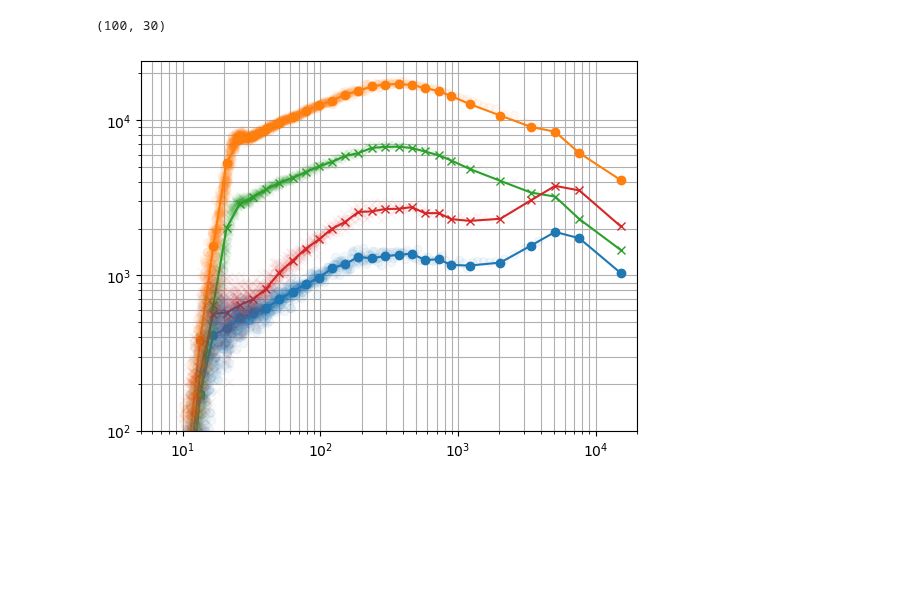
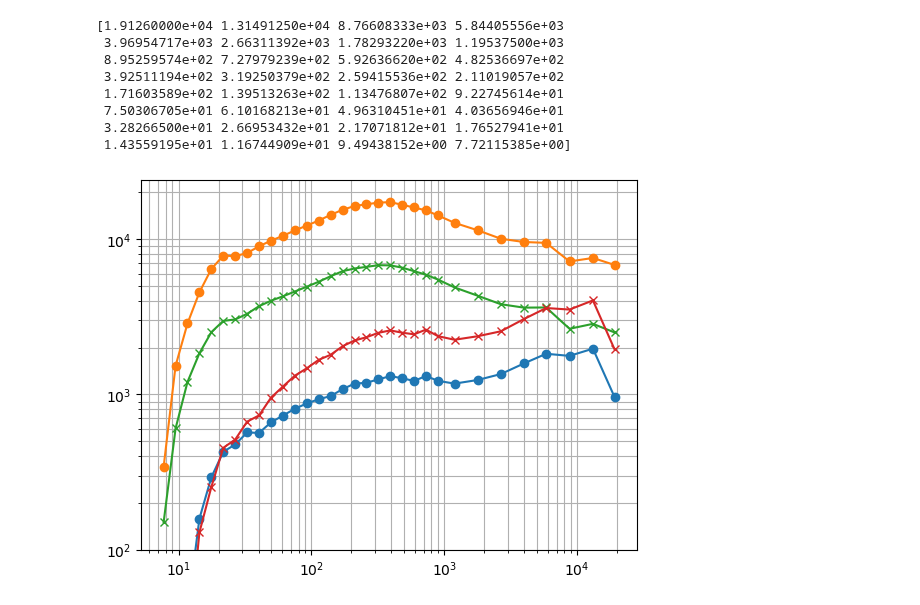
Before and after one commit to jcapriot/gpgn-319, a Jupyter notebook: labs/EM/data/Lab5/manual.ipynb, the cells around one changed output. Drawn from its saved outputs; the diff is of its cells as text; code cells hidden in the pictures; blank space fills up the shorter version.

```diff
--- a/labs/EM/data/Lab5/manual.ipynb
+++ b/labs/EM/data/Lab5/manual.ipynb
@@ -130,16 +194,19 @@ _, e_lowpass = sig.freqs_zpk(**nims_low_pass_e, worN=omega)
 _, e_highpass = sig.freqs_zpk(**nims_high_pass_e, worN=omega)
 
 _, h_lowpass = sig.freqs_zpk(**nims_low_pass_h, worN=omega)
+
+def do_cal(key, value):
+    if key in ["ex", "ey"]:
+        return value / (e_gain * dipole_length * e_lowpass * e_highpass)
+    elif key in ['hx','hy','hz']:
+        return value / (h_gain * h_lowpass)
 # %%
-Ex_cal = Ex / (e_gain * dipole_length * e_lowpass * e_highpass)
-Ey_cal = Ey / (e_gain * dipole_length * e_lowpass * e_highpass)
-
-Hx_cal = Hx / (h_gain * h_lowpass)
-Hy_cal = Hy / (h_gain * h_lowpass)
+cop24_FC = {key:do_cal(key, value) for key, value in cop24_fft.items()}
+coo24_FC = {key:do_cal(key, value) for key, value in coo24_fft.items()}
 # %%
 period_bands = np.r_[
-    np.logspace(np.log10(5), np.log10(1000), 25),
-    np.logspace(np.log10(1000), np.log10(20000), 7)[1:]
+    np.logspace(np.log10(7), np.log10(1000), 25),
+    np.logspace(np.log10(1000), np.log10(24000), 9)[1:]
 ]
 n_bands = len(period_bands) - 1
 
@@ -180,4 +234,7 @@ Hy_band = np.add.reduce(band, axis=-2, where=bands)/f_per_band
 # %%
 def band_sum(band, where=bands):
     band = np.broadcast_to(band[..., None], (*band.shape, where.shape[-1]))
-    return np.add.reduce(band, axis=-2, where=bands)
+    return np.add.reduce(band, axis=-2, where=where)
+
+f_band = band_sum(f, where=bands)/f_per_band
+1/f_band
@@ -184,7 +250,3 @@ def band_sum(band, where=bands):
-# %%
-Ex_band.shape
-# %% [output]
-(100, 30)
 # %%
 def Z_func(Ex, Ey, Hx, Hy, Rx=None, Ry=None, bands=None):
     if Rx is None:
@@ -214,28 +276,39 @@ def Z_func(Ex, Ey, Hx, Hy, Rx=None, Ry=None, bands=None):
 
     return Z
 # %%
-Z = Z_func(Ex_cal, Ey_cal, Hx_cal, Hy_cal, bands=bands)
+Z = Z_func(*cop24_FC.values(), coo24_FC['hx'], coo24_FC['hy'], bands=bands)
+#Z = Z_func(*cop24_FC.values(), bands=bands)
 T = 1/f_band
+print(T)s
 om = 2 * np.pi/T
 rho_a = 1/(mu_0 * om[:, None, None]) * np.abs(Z)**2
 
 plt.loglog(T, rho_a[:, 1, 0], 'C0', marker='o')
 plt.loglog(T, rho_a[:, 0, 1], 'C1', marker='o')
 plt.loglog(T, rho_a[:, 1, 1], 'C2', marker='x')
 plt.loglog(T, rho_a[:, 0, 0], 'C3', marker='x')
 
-Z = Z_func(Ex_cal, Ey_cal, Hx_cal, Hy_cal)
-T = 1/f
-om = 2 * np.pi/T
-rho_a = 1/(mu_0 * om[:, None, None]) * np.abs(Z)**2
+# Z = Z_func(Ex_cal, Ey_cal, Hx_cal, Hy_cal)
+# T = 1/f
+# om = 2 * np.pi/T
+# rho_a = 1/(mu_0 * om[:, None, None]) * np.abs(Z)**2
 
-plt.loglog(T, rho_a[:, 1, 0], 'C0', marker='o', linestyle="", alpha=0.05)
-plt.loglog(T, rho_a[:, 0, 1], 'C1', marker='o', linestyle="", alpha=0.05)
-plt.loglog(T, rho_a[:, 1, 1], 'C2', marker='x', linestyle="", alpha=0.05)
-plt.loglog(T, rho_a[:, 0, 0], 'C3', marker='x', linestyle="", alpha=0.05)
+# # plt.loglog(T, rho_a[:, 1, 0], 'C0', marker='o', linestyle="", alpha=0.05)
+# # plt.loglog(T, rho_a[:, 0, 1], 'C1', marker='o', linestyle="", alpha=0.05)
+# # plt.loglog(T, rho_a[:, 1, 1], 'C2', marker='x', linestyle="", alpha=0.05)
+# # plt.loglog(T, rho_a[:, 0, 0], 'C3', marker='x', linestyle="", alpha=0.05)
 
 plt.ylim([1E2, 24_000])
-plt.xlim([5, 20_000])
+# plt.xlim([5, 20_000])
+
 plt.grid(which='both')
 # %% [output]
+[1.91260000e+04 1.31491250e+04 8.76608333e+03 5.84405556e+03
+ 3.96954717e+03 2.66311392e+03 1.78293220e+03 1.19537500e+03
+ 8.95259574e+02 7.27979239e+02 5.92636620e+02 4.82536697e+02
+ 3.92511194e+02 3.19250379e+02 2.59415536e+02 2.11019057e+02
+ 1.71603589e+02 1.39513263e+02 1.13476807e+02 9.22745614e+01
+ 7.50306705e+01 6.10168213e+01 4.96310451e+01 4.03656946e+01
+ 3.28266500e+01 2.66953432e+01 2.17071812e+01 1.76527941e+01
+ 1.43559195e+01 1.16744909e+01 9.49438152e+00 7.72115385e+00]
-[figure, old version]
+[figure, new version]
```
Also changed, not shown: parts of 19 cells of this notebook, 2 other files.
